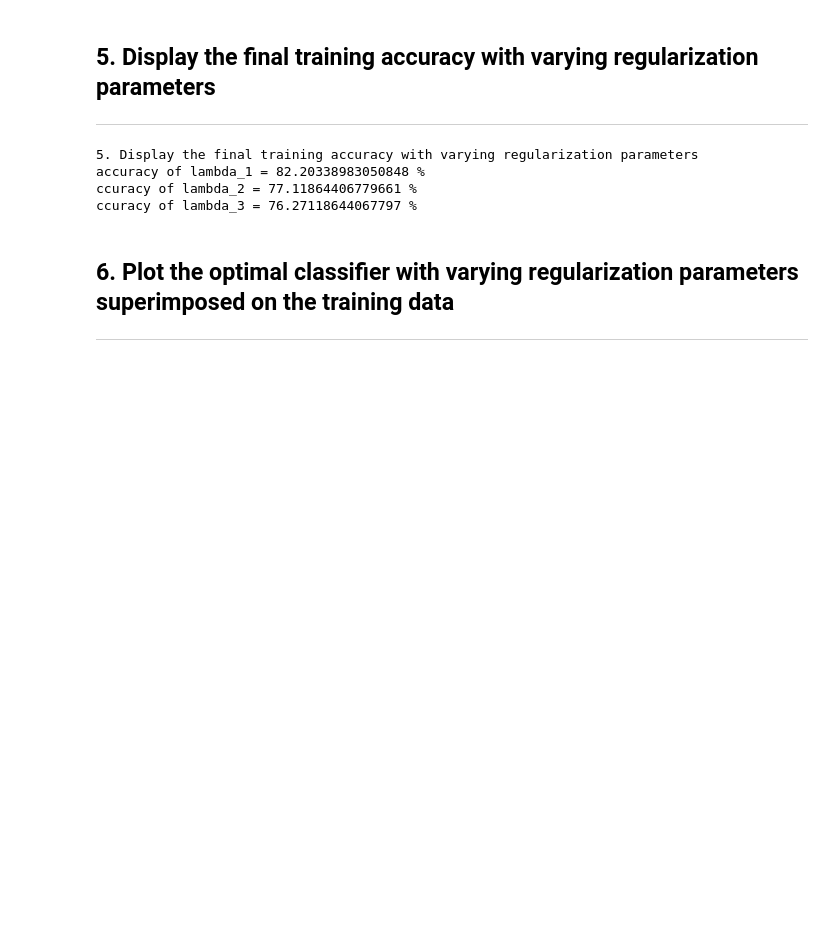
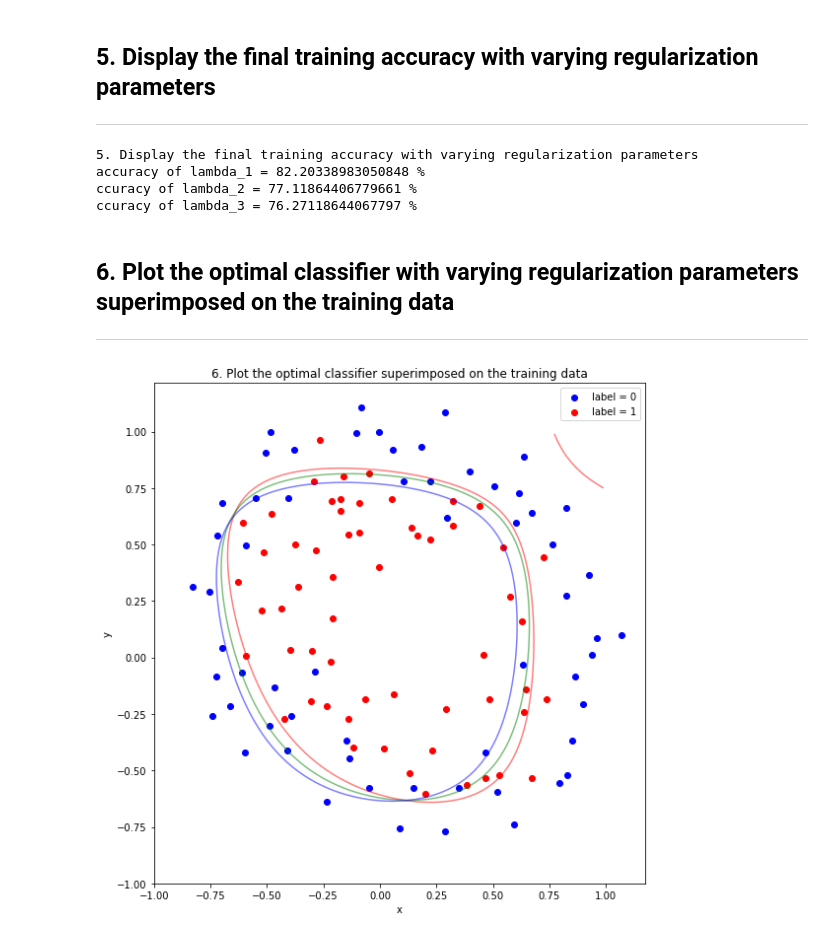
Before and after one commit to Reichidad/Machine-Learning-2020-Spring-Class, a Jupyter notebook: assignment07.ipynb, the cells around one changed output. Drawn from its saved outputs; the diff is of its cells as text; code cells hidden in the pictures; blank space fills up the shorter version.

```diff
--- a/assignment07.ipynb
+++ b/assignment07.ipynb
@@ -226,3 +226,25 @@ ccuracy of lambda_3 = 76.27118644067797 %
 # %% [markdown]
 ## 6. Plot the optimal classifier with varying regularization parameters superimposed on the training data
 ___
+# %%
+val = np.arange(-1, 1, 0.01)
+X, Y = np.meshgrid(val, val)
+Z_1 = func_calc(theta_list_over, X, Y)
+Z_2 = func_calc(theta_list_just, X, Y)
+Z_3 = func_calc(theta_list_under, X, Y)
+# 6. Plot the optimal classifier superimposed on the training data
+plt.figure(figsize=(8,8))
+plt.title("6. Plot the optimal classifier superimposed on the training data")
+plt.xlabel('x')
+plt.ylabel('y')
+plt.scatter(pointX0, pointY0, c='b', label='label = 0')
+plt.scatter(pointX1, pointY1, c='r', label='label = 1')
+plt.contour(X, Y, Z_1, 0, alpha=.5, colors='r')
+plt.contour(X, Y, Z_2, 0, alpha=.5, colors='g')
+plt.contour(X, Y, Z_3, 0, alpha=.5, colors='b')
+plt.tight_layout()
+plt.gca().set_aspect('equal', adjustable='box')
+plt.legend()
+plt.show()
+# %% [output]
+[figure, added]
```
